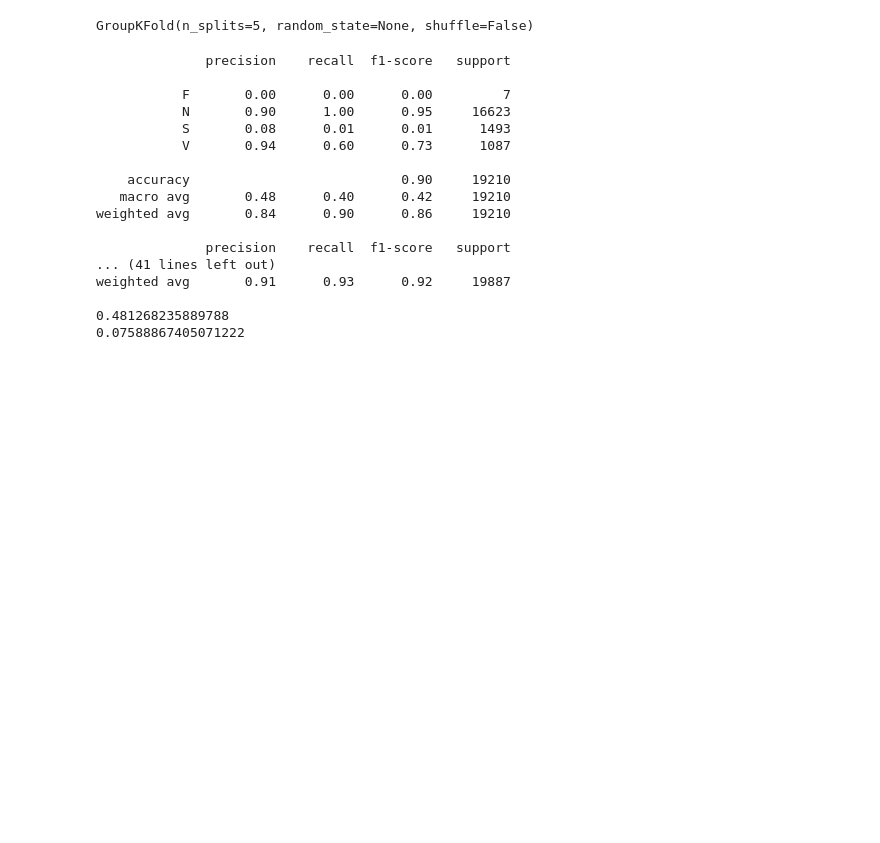
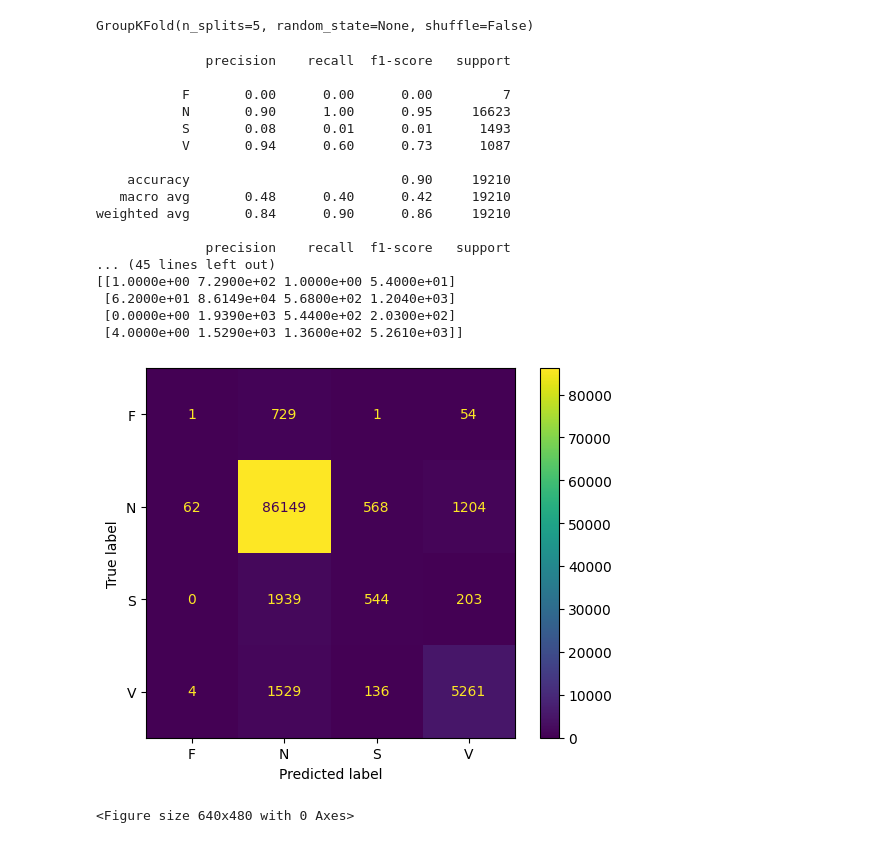
Before and after one commit to nhartmann00/ecg-arrhythmia-classifier, a Jupyter notebook: notebooks/01_ecg_pipeline.ipynb, the cells around one changed output. Saved outputs shown, nothing was run; the diff lists cells and outputs as text; code cells hidden in the pictures; blank space fills up the shorter version.

Commit message:
Added first iteration of confusion matrix for results.

```diff
--- a/notebooks/01_ecg_pipeline.ipynb
+++ b/notebooks/01_ecg_pipeline.ipynb
@@ -717,10 +722,12 @@ print(groups_kfold)
 # %% [output]
 GroupKFold(n_splits=5, random_state=None, shuffle=False)
 # %%
-from sklearn.metrics import f1_score
+from sklearn.metrics import f1_score, confusion_matrix
 from imblearn.over_sampling import SMOTE
 
 f1_scores = []
+
+confusion = np.zeros((4, 4))
 
 for train_idx, test_idx in groups_kfold.split(X_features_filtered, X_labels_filtered, X_patient_ids_filtered):
     # slice X_features, X_labels_filtered using train_idx and test_idx
@@ -762,12 +769,15 @@ for train_idx, test_idx in groups_kfold.split(X_features_filtered, X_labels_filt
     print(classification_report(Y_test, predictions))
     f1_scores.append(f1_score(Y_test, predictions, average='macro'))
 
+    # Aggregate Confusion Matrix
+    confusion += confusion_matrix(Y_test, predictions)
 
 f1_scores_mean = np.mean(f1_scores)
 f1_scores_std = np.std(f1_scores)
 
 print(f1_scores_mean)
 print(f1_scores_std)
+print(confusion)
 # %% [output]
               precision    recall  f1-score   support
 
@@ -781,8 +791,20 @@ print(f1_scores_std)
 weighted avg       0.84      0.90      0.86     19210
 
               precision    recall  f1-score   support
-... (41 lines left out)
-weighted avg       0.91      0.93      0.92     19887
-
-0.481268235889788
-0.07588867405071222
+... (45 lines left out)
+[[1.0000e+00 7.2900e+02 1.0000e+00 5.4000e+01]
+ [6.2000e+01 8.6149e+04 5.6800e+02 1.2040e+03]
+ [0.0000e+00 1.9390e+03 5.4400e+02 2.0300e+02]
+ [4.0000e+00 1.5290e+03 1.3600e+02 5.2610e+03]]
+# %%
+from sklearn.metrics import ConfusionMatrixDisplay
+
+disp = ConfusionMatrixDisplay(confusion_matrix=confusion.astype(int),
+                              display_labels=['F', 'N', 'S', 'V'])
+
+disp.plot()
+plt.savefig('results/confusion_matrix.png')
+plt.show()
+# %% [output]
+[figure, added]
+<Figure size 640x480 with 0 Axes>
```
Also changed, not shown: parts of 1 cell of this notebook, 1 other file.
